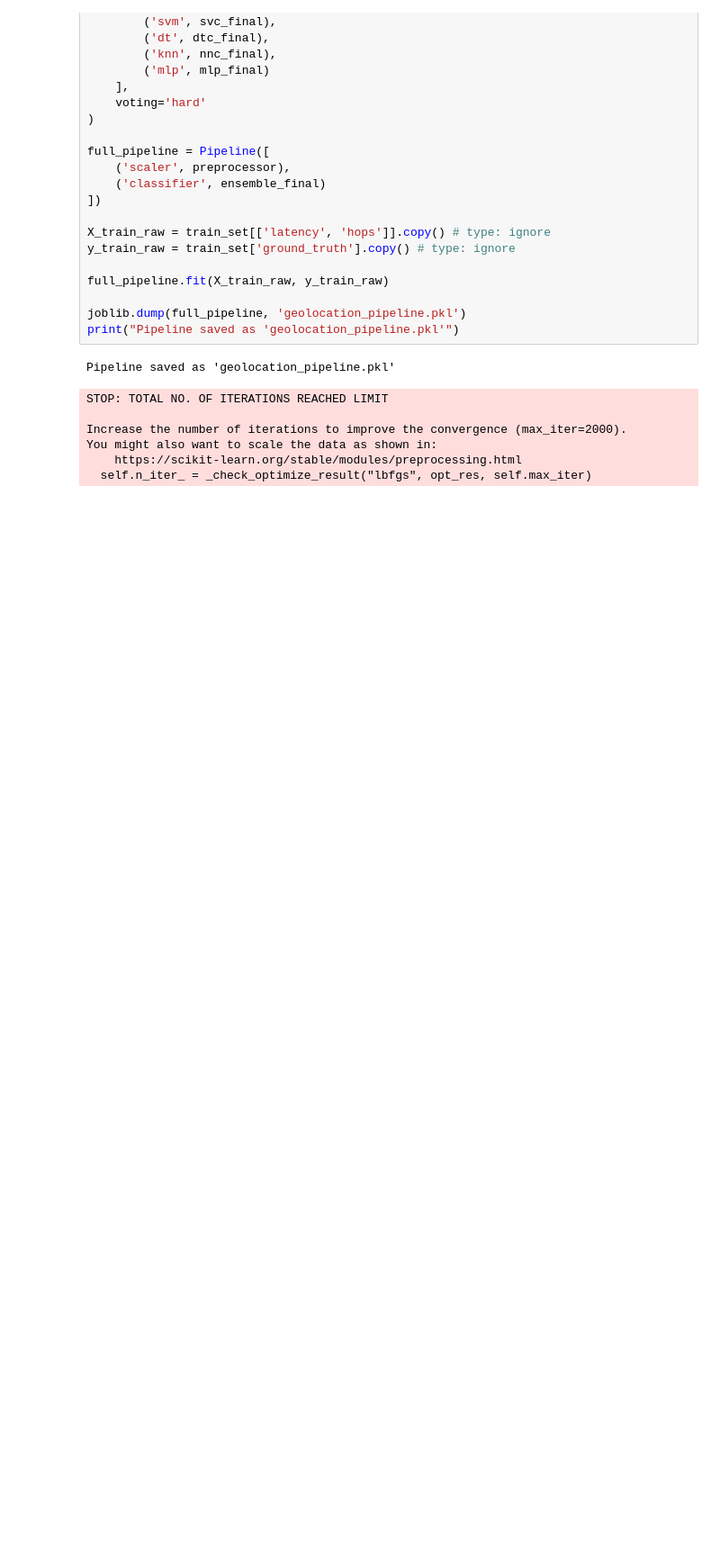
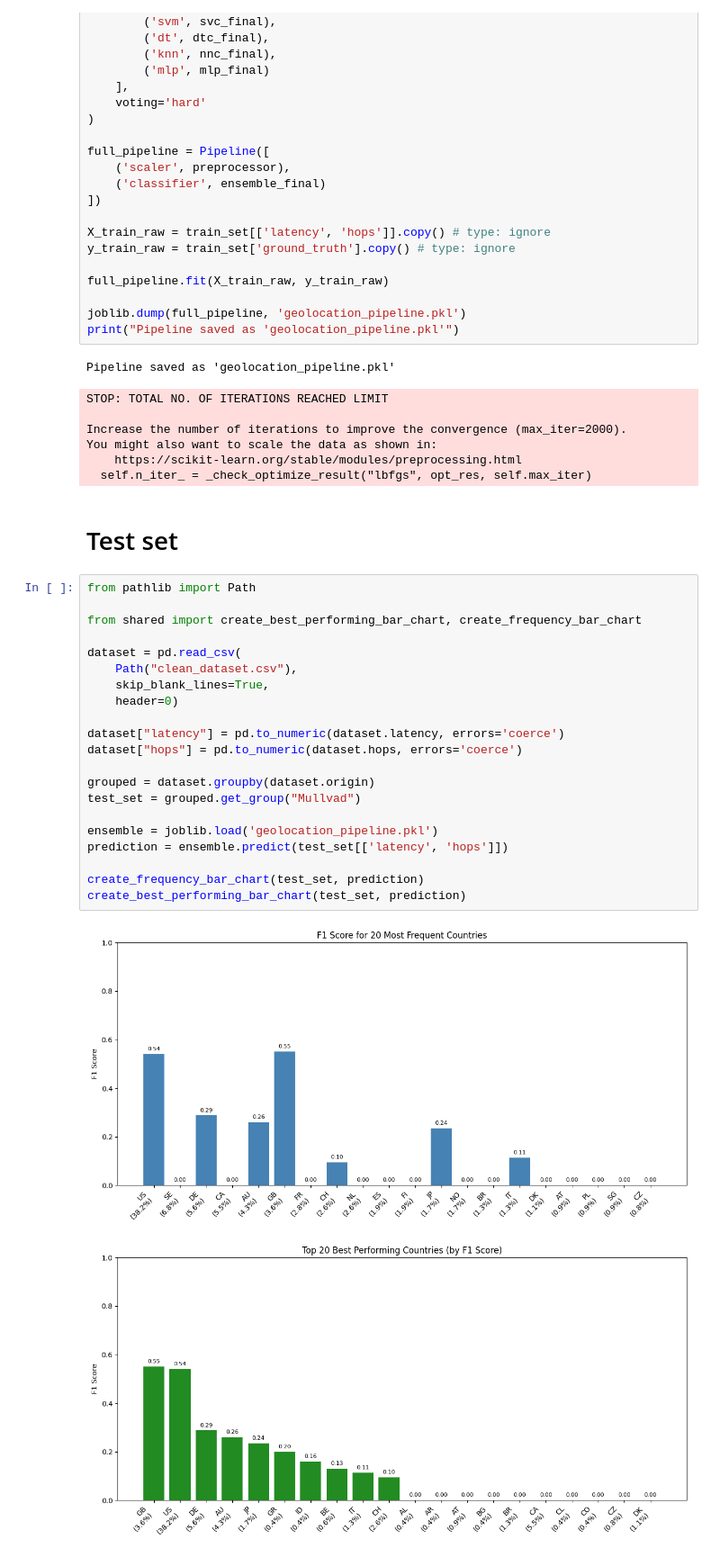
Before and after one commit to rtafurthgarcia/COM763-Assignment, a Jupyter notebook: train.ipynb, the cells around one changed output. Shown at 90% size. Drawn from its saved outputs; the diff is of its cells as text; blank space fills up the shorter version.

```diff
--- a/train.ipynb
+++ b/train.ipynb
@@ -585,3 +568,29 @@ Increase the number of iterations to improve the convergence (max_iter=2000).
 You might also want to scale the data as shown in:
     https://scikit-learn.org/stable/modules/preprocessing.html
   self.n_iter_ = _check_optimize_result("lbfgs", opt_res, self.max_iter)
+# %% [markdown]
+# Test set
+# %%
+from pathlib import Path
+
+from shared import create_best_performing_bar_chart, create_frequency_bar_chart
+
+dataset = pd.read_csv(
+    Path("clean_dataset.csv"),
+    skip_blank_lines=True,
+    header=0)
+
+dataset["latency"] = pd.to_numeric(dataset.latency, errors='coerce')
+dataset["hops"] = pd.to_numeric(dataset.hops, errors='coerce')
+
+grouped = dataset.groupby(dataset.origin)
+test_set = grouped.get_group("Mullvad")
+
+ensemble = joblib.load('geolocation_pipeline.pkl')
+prediction = ensemble.predict(test_set[['latency', 'hops']])
+
+create_frequency_bar_chart(test_set, prediction)
+create_best_performing_bar_chart(test_set, prediction)
+# %% [output]
+[figure, added]
+[figure, added]
```
Also changed, not shown: parts of 9 cells of this notebook, 7 other files.
